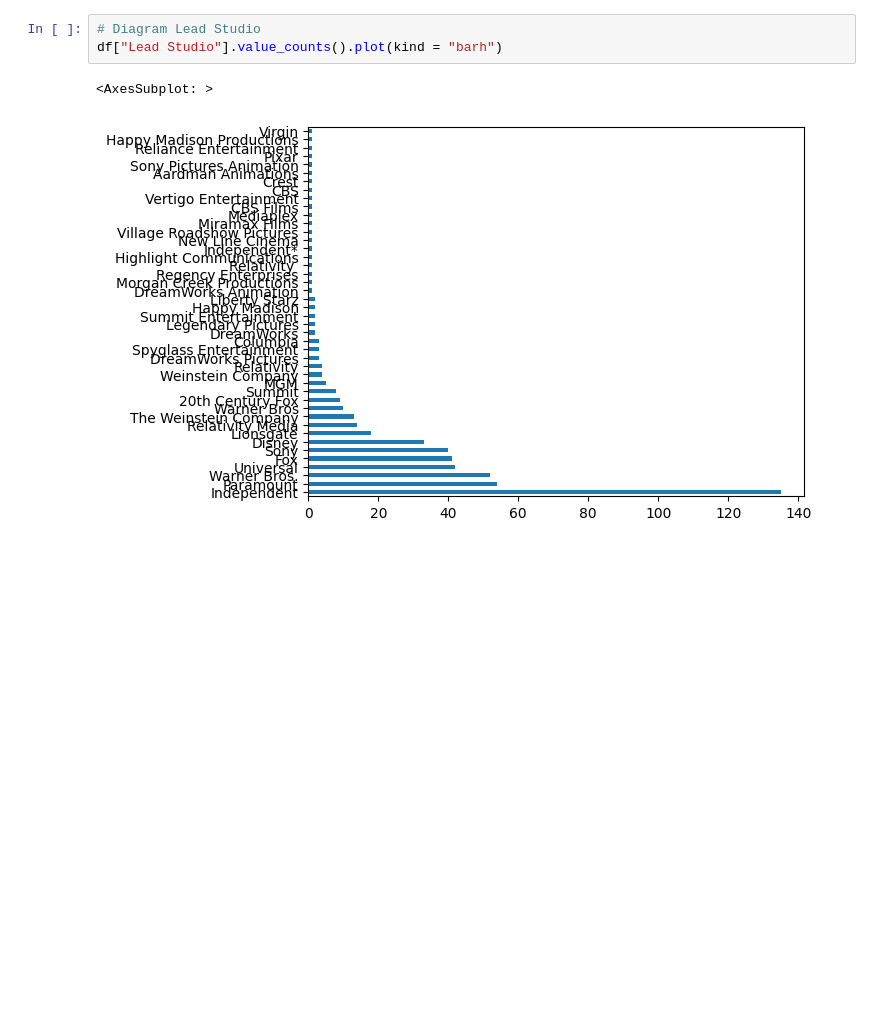
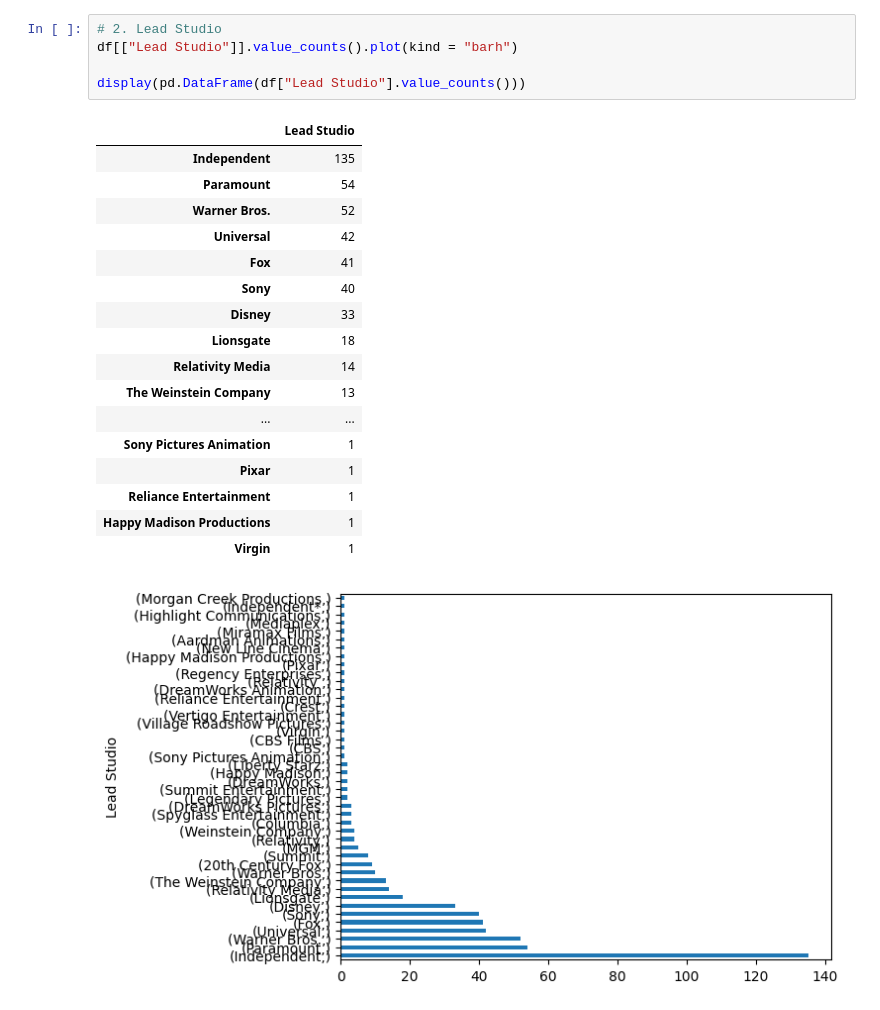
Before and after one commit to rafi-sama/Tuags-Analisis-Data, a Jupyter notebook: film/Movies.ipynb, the cells around one changed output. Cells and saved outputs as stored; diff of their text form; blank space fills up the shorter version.

```diff
--- a/film/Movies.ipynb
+++ b/film/Movies.ipynb
@@ -68,7 +87,25 @@ dtype: int64
 # %%
-# Diagram Lead Studio
-df["Lead Studio"].value_counts().plot(kind = "barh")
+# 2. Lead Studio
+df[["Lead Studio"]].value_counts().plot(kind = "barh")
+
+display(pd.DataFrame(df["Lead Studio"].value_counts()))
 # %% [output]
-<AxesSubplot: >
+|  | Lead Studio |
+| Independent | 135 |
+| Paramount | 54 |
+| Warner Bros. | 52 |
+| Universal | 42 |
+| Fox | 41 |
+| Sony | 40 |
+| Disney | 33 |
+| Lionsgate | 18 |
+| Relativity Media | 14 |
+| The Weinstein Company | 13 |
+| ... | ... |
+| Sony Pictures Animation | 1 |
+| Pixar | 1 |
+| Reliance Entertainment | 1 |
+| Happy Madison Productions | 1 |
+| Virgin | 1 |
-[figure, old version]
+[figure, new version]
 # %%
```
Also changed, not shown: parts of 19 cells of this notebook, 1 other file.
